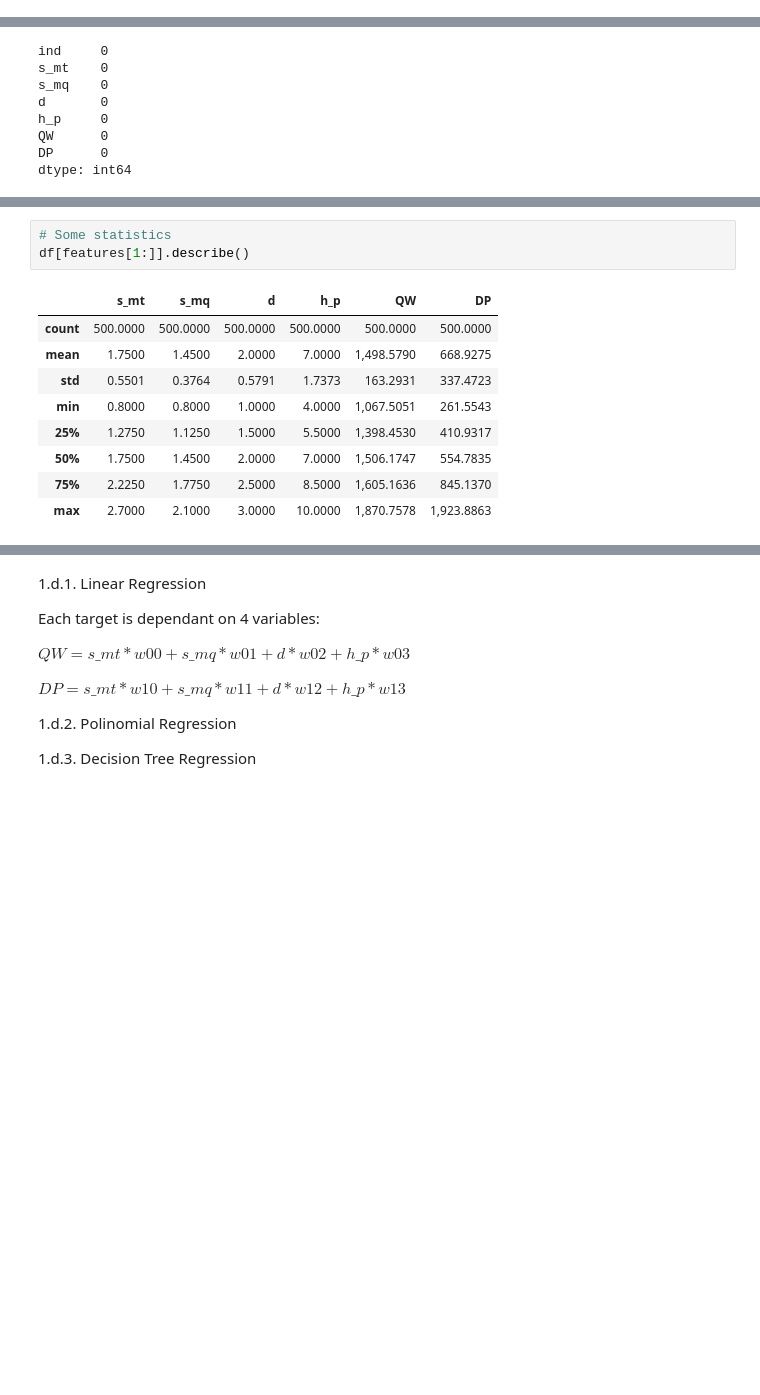
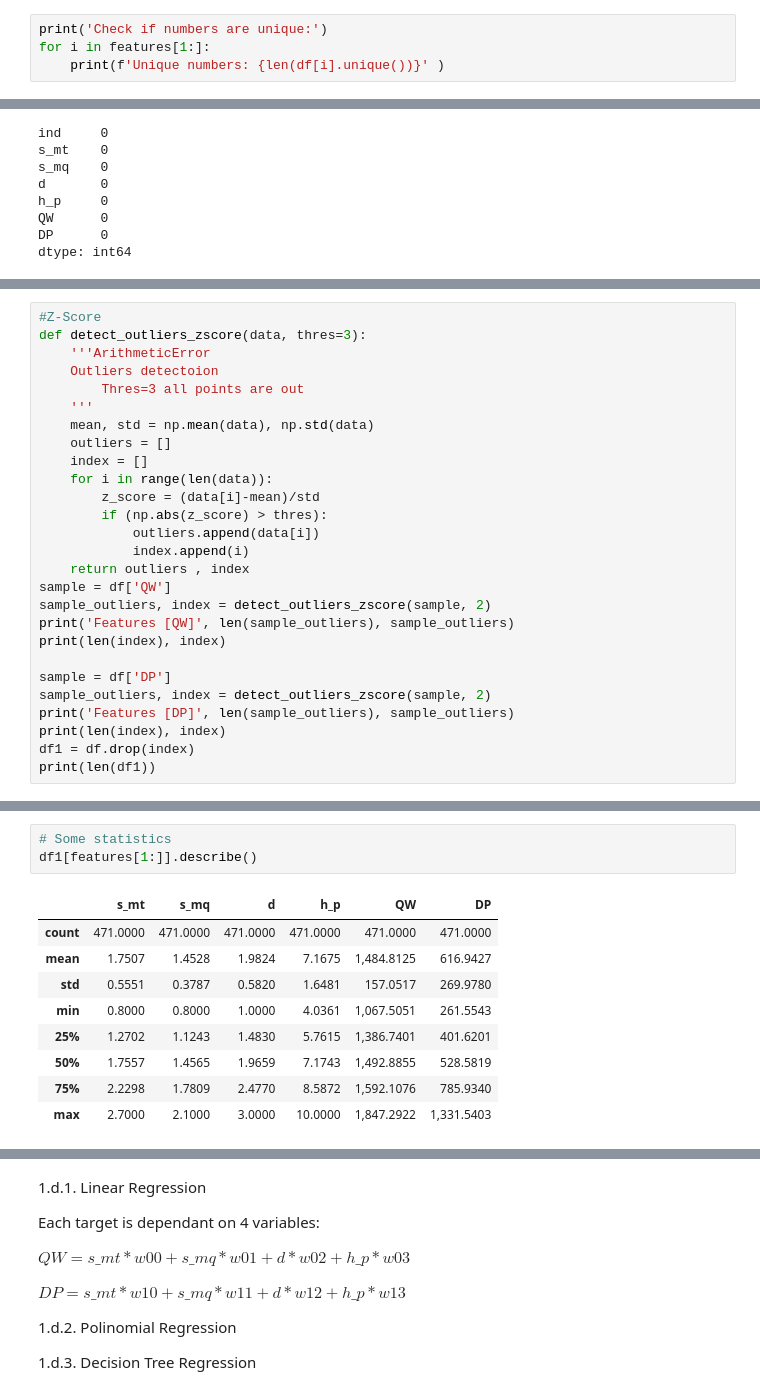
Before and after one commit to igorfed/Regression, a Jupyter notebook: huawei.ipynb, the cells around one changed output, grey strips where cells are left out. Drawn from its saved outputs; the diff is of its cells as text; blank space fills up the shorter version.

```diff
--- a/huawei.ipynb
+++ b/huawei.ipynb
@@ -181,0 +83,4 @@ Unique numbers:  500
+# %%
+print('Check if numbers are unique:')
+for i in features[1:]:
+    print(f'Unique numbers: {len(df[i].unique())}' )
@@ -193,0 +204,27 @@ dtype: int64
+# %%
+#Z-Score
+def detect_outliers_zscore(data, thres=3):
+    '''ArithmeticError
+    Outliers detectoion
+        Thres=3 all points are out
+    '''
+    mean, std = np.mean(data), np.std(data)
+    outliers = []
+    index = []
+    for i in range(len(data)):
+        z_score = (data[i]-mean)/std
+        if (np.abs(z_score) > thres):
+            outliers.append(data[i])
+            index.append(i)
+    return outliers , index
+sample = df['QW']
+sample_outliers, index = detect_outliers_zscore(sample, 2)
+print('Features [QW]', len(sample_outliers), sample_outliers)
+print(len(index), index)
+
+sample = df['DP']
+sample_outliers, index = detect_outliers_zscore(sample, 2)
+print('Features [DP]', len(sample_outliers), sample_outliers)
+print(len(index), index)
+df1 = df.drop(index)
+print(len(df1))
@@ -194,16 +258,16 @@ dtype: int64
 # %%
 # Some statistics
-df[features[1:]].describe()
+df1[features[1:]].describe()
 # %% [output]
 |  | s_mt | s_mq | d | h_p | QW | DP |
-| count | 500.0000 | 500.0000 | 500.0000 | 500.0000 | 500.0000 | 500.0000 |
-| mean | 1.7500 | 1.4500 | 2.0000 | 7.0000 | 1,498.5790 | 668.9275 |
-| std | 0.5501 | 0.3764 | 0.5791 | 1.7373 | 163.2931 | 337.4723 |
-| min | 0.8000 | 0.8000 | 1.0000 | 4.0000 | 1,067.5051 | 261.5543 |
-| 25% | 1.2750 | 1.1250 | 1.5000 | 5.5000 | 1,398.4530 | 410.9317 |
-| 50% | 1.7500 | 1.4500 | 2.0000 | 7.0000 | 1,506.1747 | 554.7835 |
-| 75% | 2.2250 | 1.7750 | 2.5000 | 8.5000 | 1,605.1636 | 845.1370 |
-| max | 2.7000 | 2.1000 | 3.0000 | 10.0000 | 1,870.7578 | 1,923.8863 |
+| count | 471.0000 | 471.0000 | 471.0000 | 471.0000 | 471.0000 | 471.0000 |
+| mean | 1.7507 | 1.4528 | 1.9824 | 7.1675 | 1,484.8125 | 616.9427 |
+| std | 0.5551 | 0.3787 | 0.5820 | 1.6481 | 157.0517 | 269.9780 |
+| min | 0.8000 | 0.8000 | 1.0000 | 4.0361 | 1,067.5051 | 261.5543 |
+| 25% | 1.2702 | 1.1243 | 1.4830 | 5.7615 | 1,386.7401 | 401.6201 |
+| 50% | 1.7557 | 1.4565 | 1.9659 | 7.1743 | 1,492.8855 | 528.5819 |
+| 75% | 2.2298 | 1.7809 | 2.4770 | 8.5872 | 1,592.1076 | 785.9340 |
+| max | 2.7000 | 2.1000 | 3.0000 | 10.0000 | 1,847.2922 | 1,331.5403 |
 # %% [markdown]
 # 1.d. Choosing the model for target Function
 Here's a step by step explanation:
```
Also changed, not shown: parts of 51 cells of this notebook.
